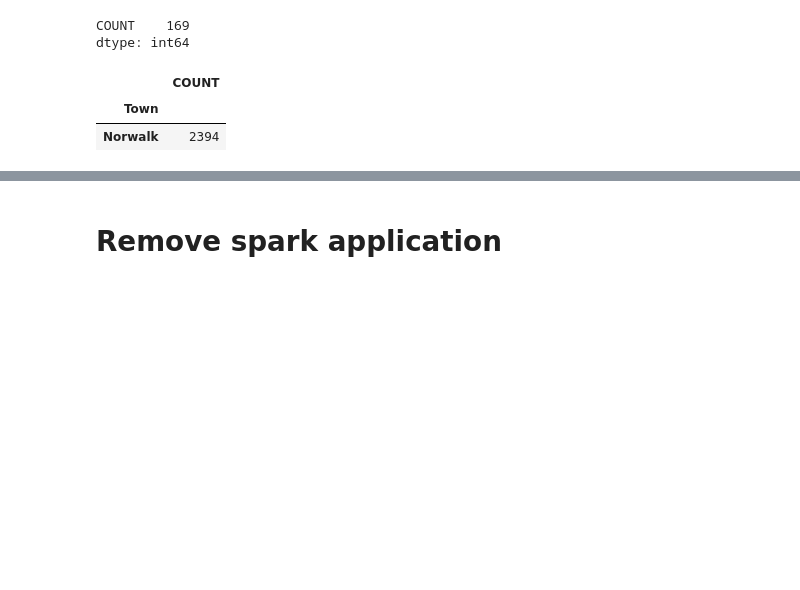
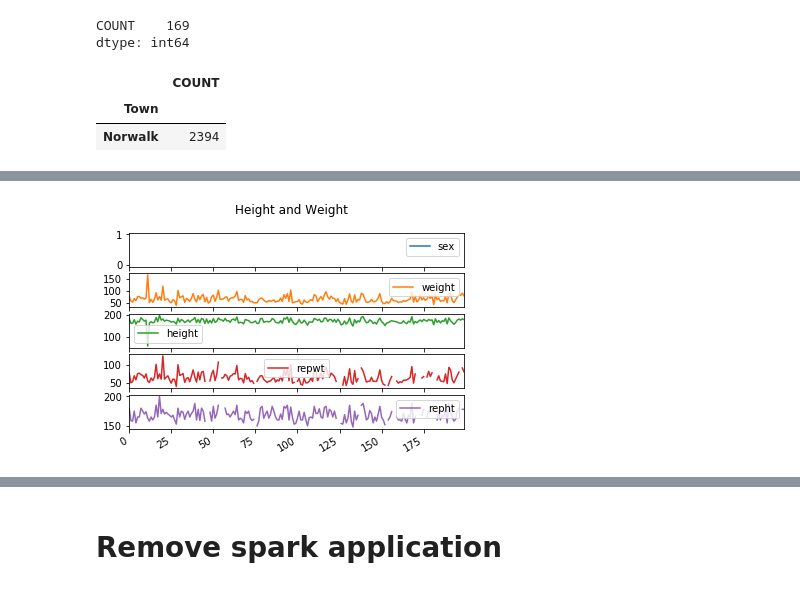
Before and after one commit to techsparksguru/data_ai_for_all, a Jupyter notebook: class10_koalas/koalas.ipynb, the cells around one changed output, grey strips where cells are left out. Drawn from its saved outputs; the diff is of its cells as text; code cells hidden in the pictures; blank space fills up the shorter version.

```diff
--- a/class10_koalas/koalas.ipynb
+++ b/class10_koalas/koalas.ipynb
@@ -244,0 +294,5 @@ my_df1[my_df1['COUNT'] == my_df1['COUNT'].max()]
+# %%
+# Add a title
+ax = kdf2.plot(subplots=True, title="Height and Weight")
+# %% [output]
+[figure, added]
```
Also changed, not shown: parts of 20 cells of this notebook.
